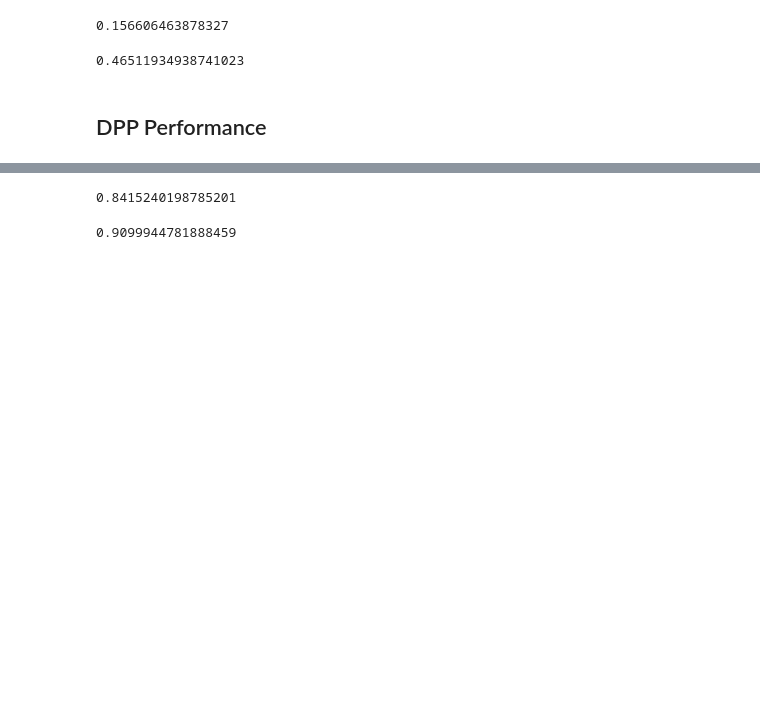
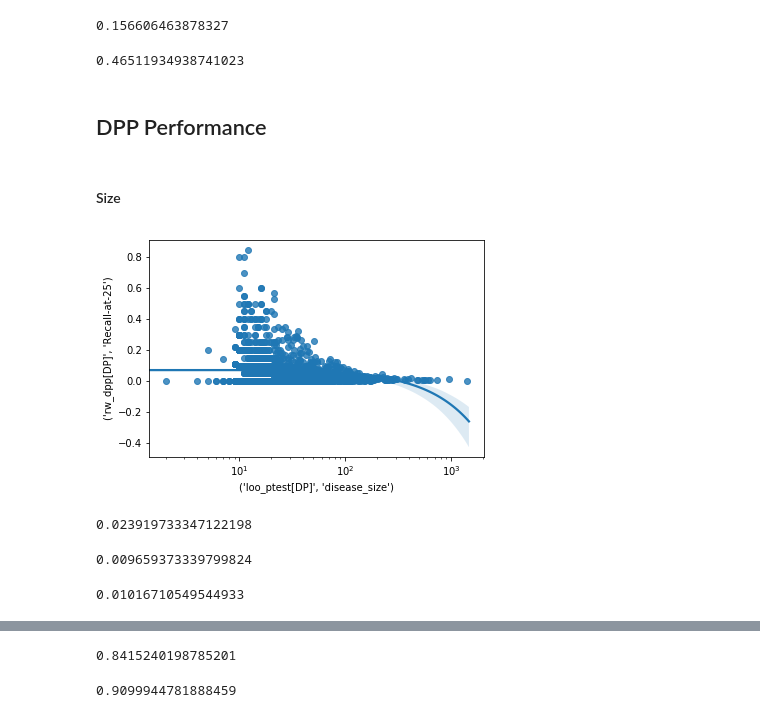
Before and after one commit to seyuboglu/milieu, a Jupyter notebook: notebooks/analysis.ipynb, the cells around one changed output, grey strips where cells are left out. Drawn from its saved outputs; the diff is of its cells as text; code cells hidden in the pictures; blank space fills up the shorter version.

Commit message:
created figures

```diff
--- a/notebooks/analysis.ipynb
+++ b/notebooks/analysis.ipynb
@@ -69,4 +71,12 @@ np.mean(protein_sig_df["frac_direct_interactions"] == 0)
 # %% [markdown]
 ## DPP Performance
 # %%
-dpp_df = pd.read_csv("experiments/aggregation/results.csv", header=[0, 1], index_col=0)
+dpp_df = pd.read_csv("experiments/aggregation/full_aggregation/results.csv", header=[0, 1], index_col=0)
+# %% [markdown]
+#### Size
+# %%
+sns.regplot(x=dpp_df["loo_ptest[DP]", "disease_size"],
+                y=dpp_df["rw_dpp[DP]", "Recall-at-25"])
+plt.xscale("log")
+# %% [output]
+[figure, added]
@@ -72,0 +85,12 @@ dpp_df = pd.read_csv("experiments/aggregation/results.csv", header=[0, 1], index
+# %%
+dpp_df_large["lci_dpp[DP]", "Recall-at-25"].mean()
+# %% [output]
+0.023919733347122198
+# %%
+dpp_df_large["rw_dpp[DP]", "Recall-at-25"].mean()
+# %% [output]
+0.009659373339799824
+# %%
+dpp_df_large["diamond_dpp[DP]", "Recall-at-25"].mean()
+# %% [output]
+0.01016710549544933
```
Also changed, not shown: parts of 20 cells of this notebook, 8 other files.
